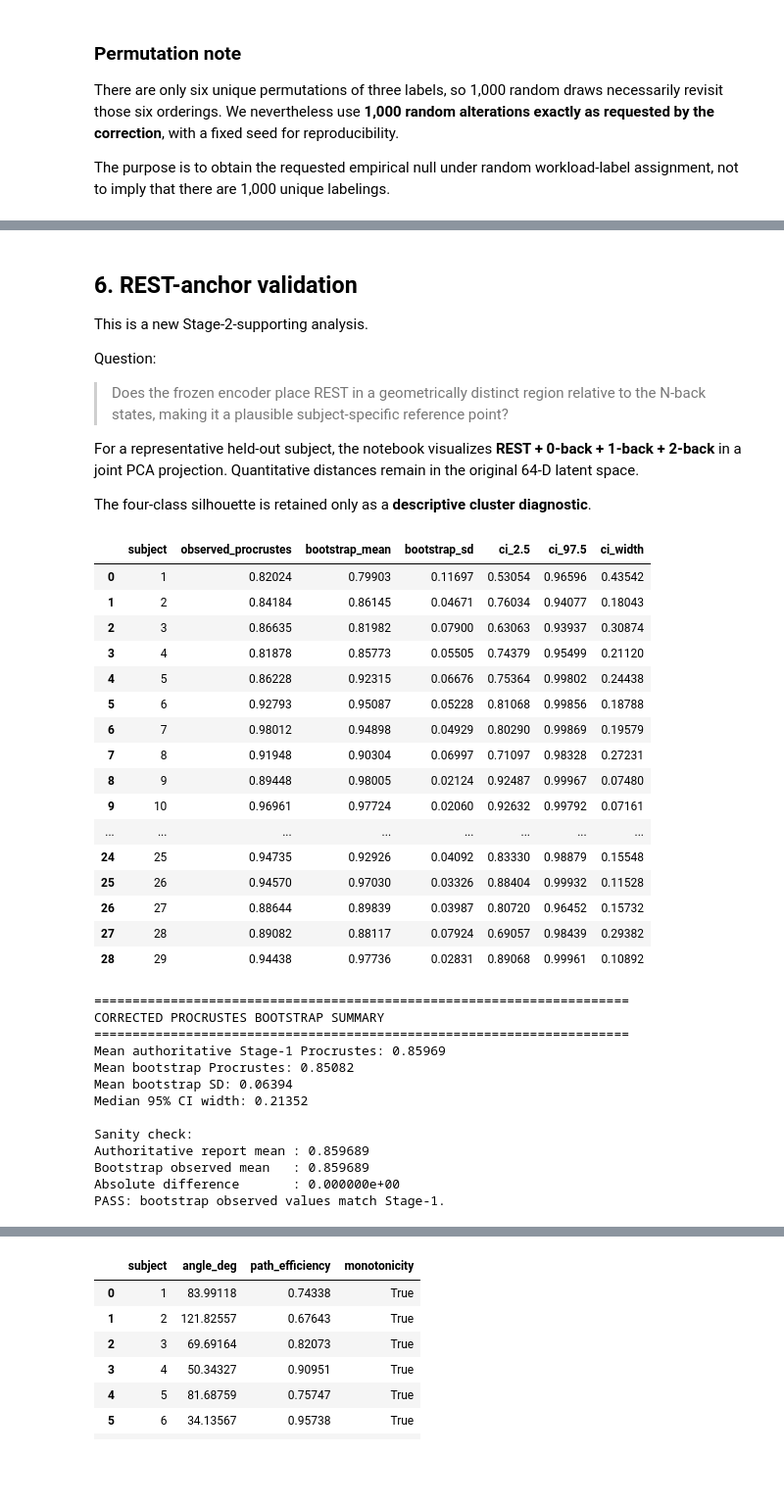
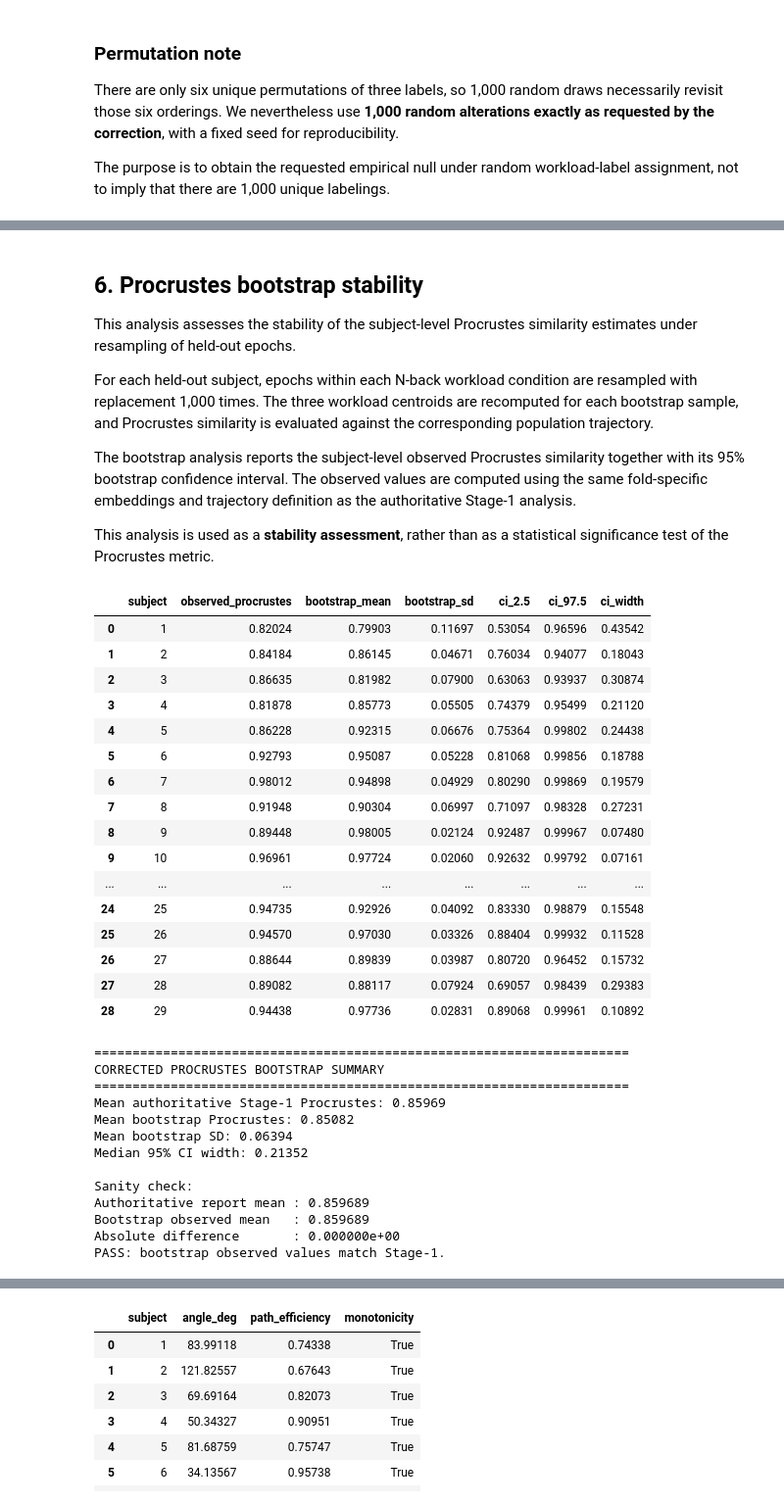
Before and after one commit to VigneshJai-Debug/fignn_cni__project, a Jupyter notebook: notebooks/FIGNN_Research_Validation.ipynb, the cells around one changed output, grey strips where cells are left out. Shown at 98% size. Saved outputs shown, nothing was run; the diff lists cells and outputs as text; code cells hidden in the pictures; blank space fills up the shorter version.

```diff
--- a/notebooks/FIGNN_Research_Validation.ipynb
+++ b/notebooks/FIGNN_Research_Validation.ipynb
@@ -704,15 +513,13 @@ plt.show()
 # %% [markdown]
-## 6. REST-anchor validation
+## 6. Procrustes bootstrap stability
 
-This is a new Stage-2-supporting analysis.
+This analysis assesses the stability of the subject-level Procrustes similarity estimates under resampling of held-out epochs.
 
-Question:
+For each held-out subject, epochs within each N-back workload condition are resampled with replacement 1,000 times. The three workload centroids are recomputed for each bootstrap sample, and Procrustes similarity is evaluated against the corresponding population trajectory.
 
-> Does the frozen encoder place REST in a geometrically distinct region relative to the N-back states, making it a plausible subject-specific reference point?
+The bootstrap analysis reports the subject-level observed Procrustes similarity together with its 95% bootstrap confidence interval. The observed values are computed using the same fold-specific embeddings and trajectory definition as the authoritative Stage-1 analysis.
 
-For a representative held-out subject, the notebook visualizes **REST + 0-back + 1-back + 2-back** in a joint PCA projection. Quantitative distances remain in the original 64-D latent space.
-
-The four-class silhouette is retained only as a **descriptive cluster diagnostic**.
+This analysis is used as a **stability assessment**, rather than as a statistical significance test of the Procrustes metric.
 # %%
 # ============================================================
 # 6. PROCRUSTES BOOTSTRAP STABILITY — CORRECTED
@@ -781,7 +588,8 @@ def get_fold_test_embeddings_for_bootstrap(subject):
     z_test, y_test = encode_graphs(
         model,
         test_graphs,
-        {"mean": mean, "std": std}
+        mean,
+        std
     )
 
     embedding_cache[subject] = (z_test, y_test)
@@ -969,34 +777,34 @@ print(
     f"{abs(authoritative_mean - bootstrap_observed_mean):.6e}"
 )
 
 if np.isclose(
     authoritative_mean,
     bootstrap_observed_mean,
     atol=1e-6
 ):
     print("PASS: bootstrap observed values match Stage-1.")
 else:
     print(
         "WARNING: bootstrap observed values do NOT match "
         "the authoritative Stage-1 mean."
     )
 # %% [output]
 |  | subject | observed_procrustes | bootstrap_mean | bootstrap_sd | ci_2.5 | ci_97.5 | ci_width |
 | 0 | 1 | 0.82024 | 0.79903 | 0.11697 | 0.53054 | 0.96596 | 0.43542 |
 | 1 | 2 | 0.84184 | 0.86145 | 0.04671 | 0.76034 | 0.94077 | 0.18043 |
 | 2 | 3 | 0.86635 | 0.81982 | 0.07900 | 0.63063 | 0.93937 | 0.30874 |
 | 3 | 4 | 0.81878 | 0.85773 | 0.05505 | 0.74379 | 0.95499 | 0.21120 |
 | 4 | 5 | 0.86228 | 0.92315 | 0.06676 | 0.75364 | 0.99802 | 0.24438 |
 | 5 | 6 | 0.92793 | 0.95087 | 0.05228 | 0.81068 | 0.99856 | 0.18788 |
 | 6 | 7 | 0.98012 | 0.94898 | 0.04929 | 0.80290 | 0.99869 | 0.19579 |
 | 7 | 8 | 0.91948 | 0.90304 | 0.06997 | 0.71097 | 0.98328 | 0.27231 |
 | 8 | 9 | 0.89448 | 0.98005 | 0.02124 | 0.92487 | 0.99967 | 0.07480 |
 | 9 | 10 | 0.96961 | 0.97724 | 0.02060 | 0.92632 | 0.99792 | 0.07161 |
 | ... | ... | ... | ... | ... | ... | ... | ... |
 | 24 | 25 | 0.94735 | 0.92926 | 0.04092 | 0.83330 | 0.98879 | 0.15548 |
 | 25 | 26 | 0.94570 | 0.97030 | 0.03326 | 0.88404 | 0.99932 | 0.11528 |
 | 26 | 27 | 0.88644 | 0.89839 | 0.03987 | 0.80720 | 0.96452 | 0.15732 |
-| 27 | 28 | 0.89082 | 0.88117 | 0.07924 | 0.69057 | 0.98439 | 0.29382 |
+| 27 | 28 | 0.89082 | 0.88117 | 0.07924 | 0.69057 | 0.98439 | 0.29383 |
 | 28 | 29 | 0.94438 | 0.97736 | 0.02831 | 0.89068 | 0.99961 | 0.10892 |
 ======================================================================
 CORRECTED PROCRUSTES BOOTSTRAP SUMMARY
```
Also changed, not shown: parts of 12 cells of this notebook, 1 other file.
